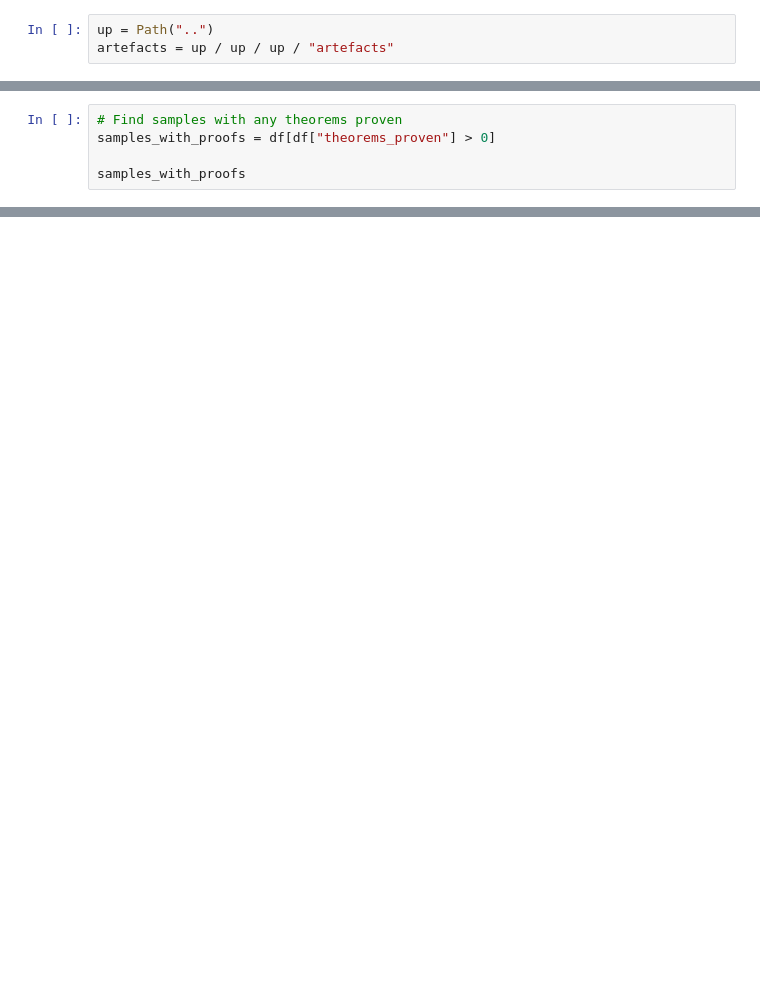
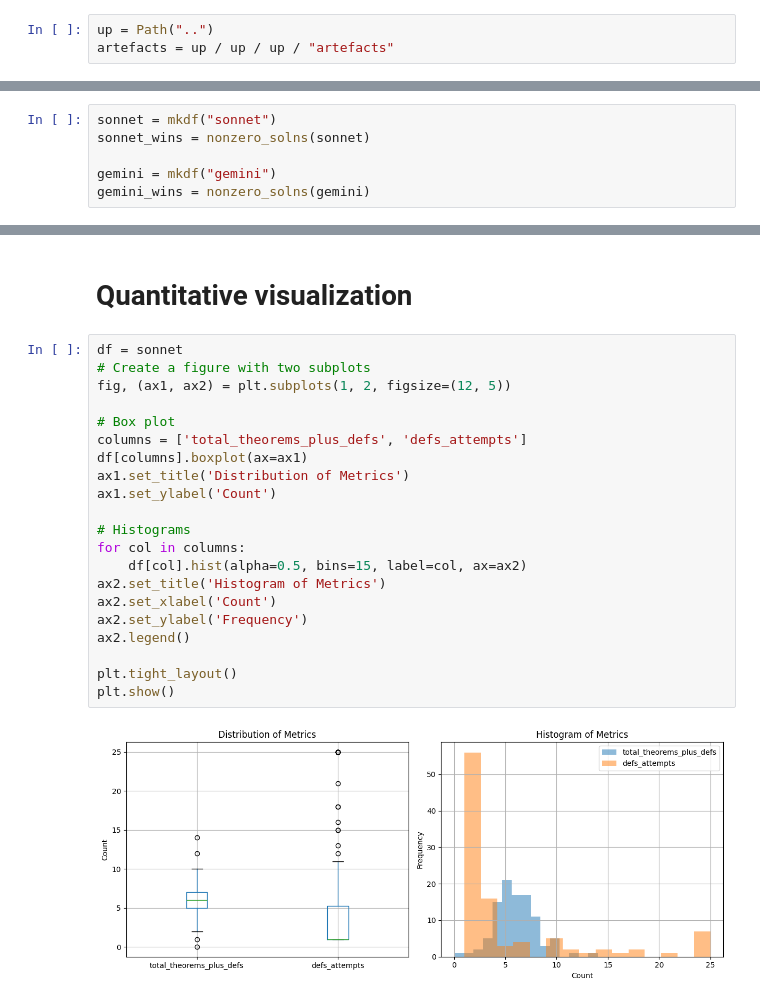
Before and after one commit to quinn-dougherty/fvapps, a Jupyter notebook: src/notebooks/baselines/observability.ipynb, the cells around one changed output, grey strips where cells are left out. Drawn from its saved outputs; the diff is of its cells as text; blank space fills up the shorter version.

```diff
--- a/src/notebooks/baselines/observability.ipynb
+++ b/src/notebooks/baselines/observability.ipynb
@@ -24,5 +30,6 @@ df['theorems_proven'] = df[theorem_proven_cols].sum(axis=1)
 # %%
-# Find samples with any theorems proven
-samples_with_proofs = df[df["theorems_proven"] > 0]
+sonnet = mkdf("sonnet")
+sonnet_wins = nonzero_solns(sonnet)
 
-samples_with_proofs
+gemini = mkdf("gemini")
+gemini_wins = nonzero_solns(gemini)
@@ -62,0 +40,25 @@ df.describe()
+# %% [markdown]
+# Quantitative visualization
+# %%
+df = sonnet
+# Create a figure with two subplots
+fig, (ax1, ax2) = plt.subplots(1, 2, figsize=(12, 5))
+
+# Box plot
+columns = ['total_theorems_plus_defs', 'defs_attempts']
+df[columns].boxplot(ax=ax1)
+ax1.set_title('Distribution of Metrics')
+ax1.set_ylabel('Count')
+
+# Histograms
+for col in columns:
+    df[col].hist(alpha=0.5, bins=15, label=col, ax=ax2)
+ax2.set_title('Histogram of Metrics')
+ax2.set_xlabel('Count')
+ax2.set_ylabel('Frequency')
+ax2.legend()
+
+plt.tight_layout()
+plt.show()
+# %% [output]
+[figure, added]
```
Also changed, not shown: parts of 11 cells of this notebook, 3 other files.
